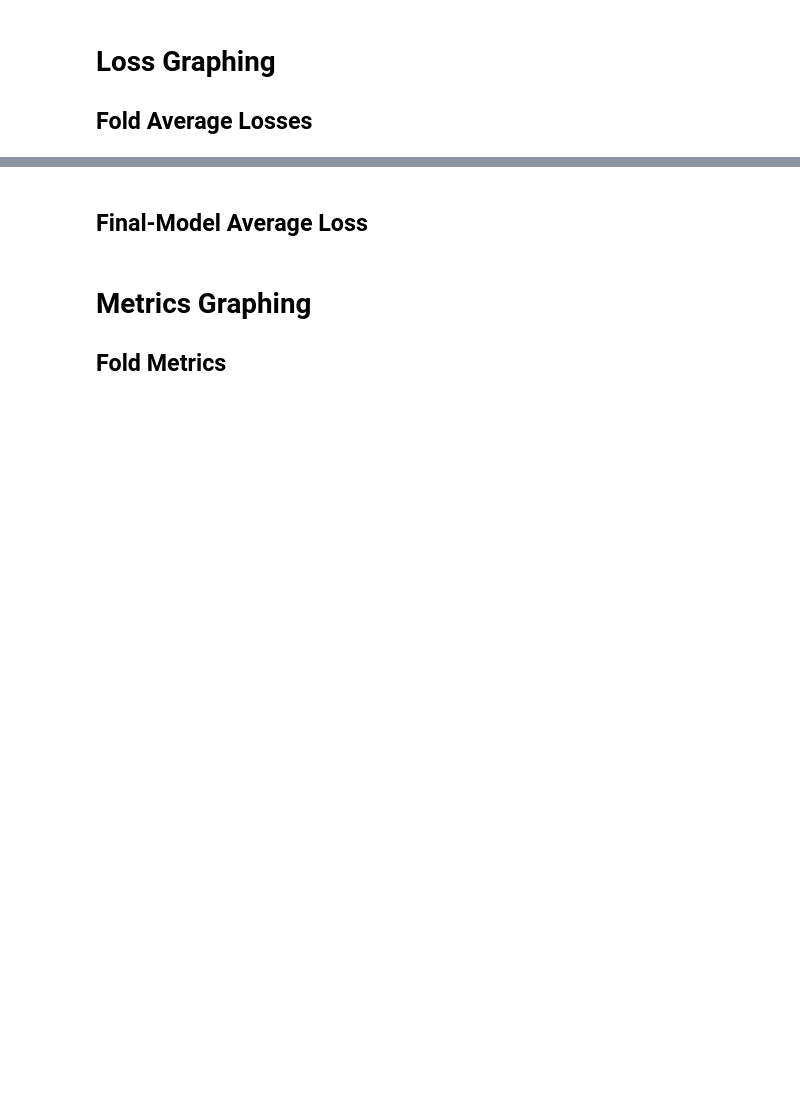
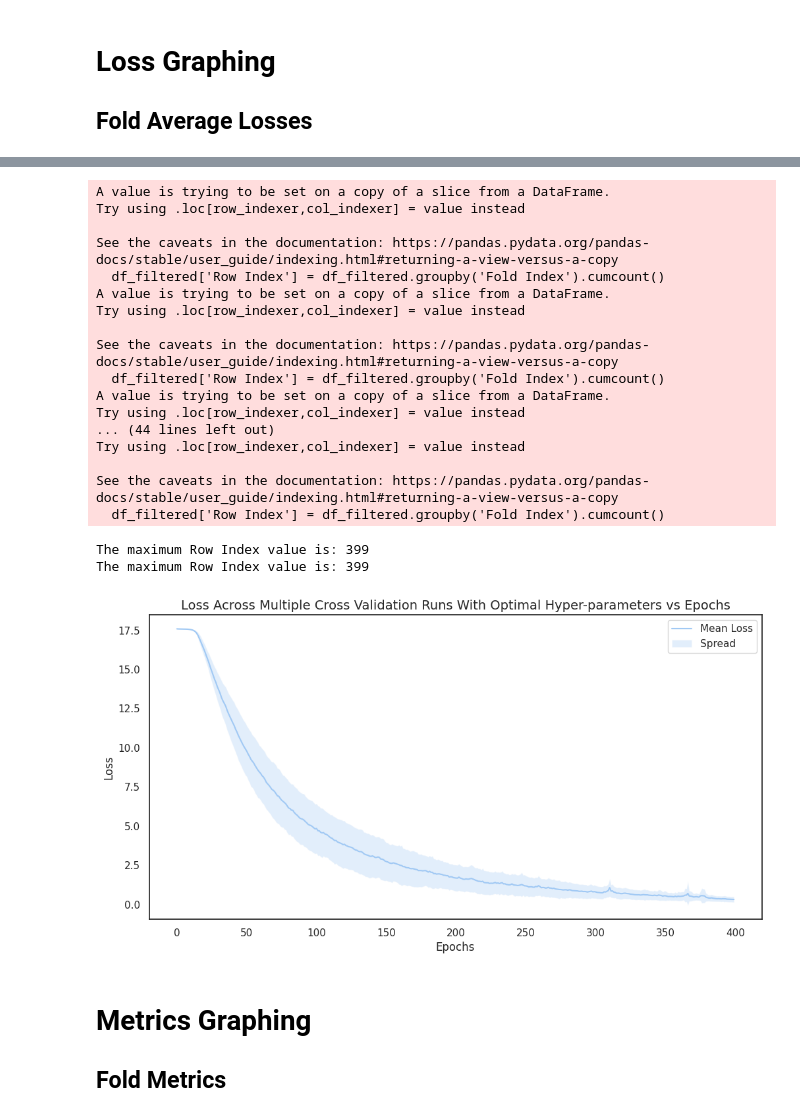
Before and after one commit to kikisprdx/NN_Semester_Project, a Jupyter notebook: NN_Kikis_Data.ipynb, the cells around one changed output, grey strips where cells are left out. Saved outputs shown, nothing was run; the diff lists cells and outputs as text; code cells hidden in the pictures; blank space fills up the shorter version.

```diff
--- a/NN_Kikis_Data.ipynb
+++ b/NN_Kikis_Data.ipynb
@@ -157,2 +93,0 @@ See the caveats in the documentation: https://pandas.pydata.org/pandas-docs/stab
-# %% [markdown]
-## Final-Model Average Loss
@@ -166,3 +94,78 @@ def calculate_mean_and_std_loss_by_index(data):
+# %%
+def get_mean_loss_stats_for_folds(run_ids):
+    df = pd.read_csv("data/fold_detailed_losses.csv")
+    aggregated_stats = pd.DataFrame()
+
+    for run_id in run_ids:
+        df_filtered = df[(df['Run ID'] == run_id) & (df['Fold Index'] != 100)]
+
+        # If there are no entries after filtering, skip to the next iteration
+        if df_filtered.empty:
+            continue
+
+        # Use groupby on 'Fold Index' and use cumcount to generate a new 'Row Index' that restarts for each fold
+        df_filtered['Row Index'] = df_filtered.groupby('Fold Index').cumcount()
+
+    # Reset index for the aggregated DataFrame
+    df_filtered.reset_index(drop=True, inplace=True)
+
+    return df_filtered
+
+def calculate_loss_stats_by_index(df):
+    loss_stats = df.groupby('Row Index')['Loss'].agg(['mean', 'std']).reset_index()
+    loss_stats.columns = ['Row Index', 'Mean Loss', 'Std Loss']
+
+    # Calculate upper and lower bounds for the spread
+    loss_stats['Upper Bound'] = loss_stats['Mean Loss'] + loss_stats['Std Loss']
+    loss_stats['Lower Bound'] = loss_stats['Mean Loss'] - loss_stats['Std Loss']
+
+    return loss_stats
+
+data = get_mean_loss_stats_for_folds(matching_run_ids)
+max_row_index = data['Row Index'].max()
+print(f"The maximum Row Index value is: {max_row_index}")
+
+loss_stats = calculate_loss_stats_by_index(data)
+max_row_index = loss_stats['Row Index'].max()
+print(f"The maximum Row Index value is: {max_row_index}")
+
+plt.figure(figsize=(12, 6))
+plt.xlabel('Epochs', fontsize=12)
+plt.ylabel('Loss', fontsize=12)
+plt.title('Loss Across Multiple Cross Validation Runs With Optimal Hyper-parameters vs Epochs', fontsize=14)
+
+sns.lineplot(x='Row Index', y='Mean Loss', data=loss_stats, label='Mean Loss')
+
+# Plot the spread
+plt.fill_between(loss_stats['Row Index'],
+                 loss_stats['Lower Bound'],
+                 loss_stats['Upper Bound'],
+                 alpha=0.3,
+                 label='Spread')
+
+plt.legend()
+plt.show()
+# %% [output]
+A value is trying to be set on a copy of a slice from a DataFrame.
+Try using .loc[row_indexer,col_indexer] = value instead
+
+See the caveats in the documentation: https://pandas.pydata.org/pandas-docs/stable/user_guide/indexing.html#returning-a-view-versus-a-copy
+  df_filtered['Row Index'] = df_filtered.groupby('Fold Index').cumcount()
+A value is trying to be set on a copy of a slice from a DataFrame.
+Try using .loc[row_indexer,col_indexer] = value instead
+
+See the caveats in the documentation: https://pandas.pydata.org/pandas-docs/stable/user_guide/indexing.html#returning-a-view-versus-a-copy
+  df_filtered['Row Index'] = df_filtered.groupby('Fold Index').cumcount()
+A value is trying to be set on a copy of a slice from a DataFrame.
+Try using .loc[row_indexer,col_indexer] = value instead
+... (44 lines left out)
+Try using .loc[row_indexer,col_indexer] = value instead
+
+See the caveats in the documentation: https://pandas.pydata.org/pandas-docs/stable/user_guide/indexing.html#returning-a-view-versus-a-copy
+  df_filtered['Row Index'] = df_filtered.groupby('Fold Index').cumcount()
+The maximum Row Index value is: 399
+The maximum Row Index value is: 399
+[figure, added]
 # %% [markdown]
 # Metrics Graphing
 
```
Also changed, not shown: parts of 6 cells of this notebook, 2 other files.
